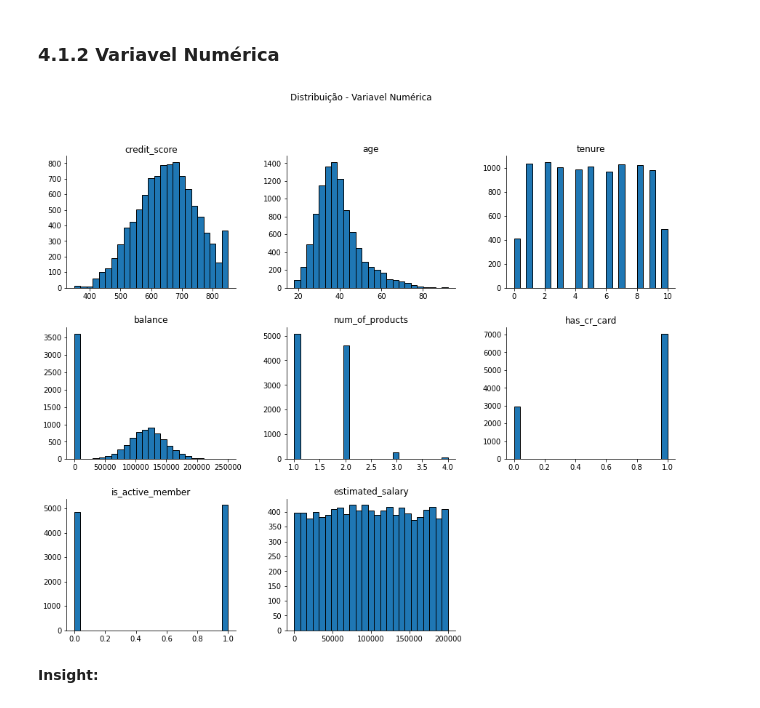
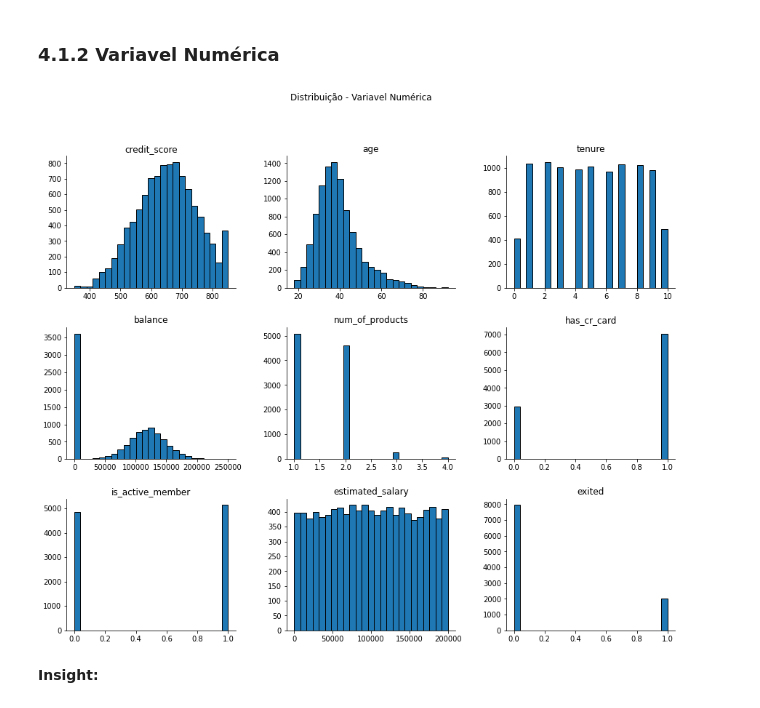
Before and after one commit to Jhonatanslopes/Bank-Customer-Churn, a Jupyter notebook: Notebook/notebook.ipynb, the cells around one changed output. Saved outputs shown, nothing was run; the diff lists cells and outputs as text; code cells hidden in the pictures.

```diff
--- a/Notebook/notebook.ipynb
+++ b/Notebook/notebook.ipynb
@@ -482,3 +505,5 @@ df2['category_balance'] = df2['balance'].apply(lambda x: 'higher balance' if x >
+# %%
+df2.drop(columns=['row_number', 'surname', 'customer_id'], inplace=True)
 # %% [markdown]
 # 4.0 EDA
 # %% [markdown]
@@ -500,13 +525,13 @@ sns.despine(right=True)
 # %% [markdown]
 ### 4.1.2 Variavel Numérica
 # %%
-num = df4.select_dtypes(include=['int64', 'float64']).drop(columns=['customer_id', 'row_number', 'exited'])
+num = df4.select_dtypes(include=['int64', 'float64'])
 
 num.hist(figsize=(15, 12), grid=False, bins=25, ec='k')
 plt.suptitle('Distribuição - Variavel Numérica')
 sns.despine(right=True);
 # %% [output]
-[figure, old version]
+[figure, new version]
 # %% [markdown]
 **Insight:**
 # %%
```
Also changed, not shown: parts of 20 cells of this notebook.
